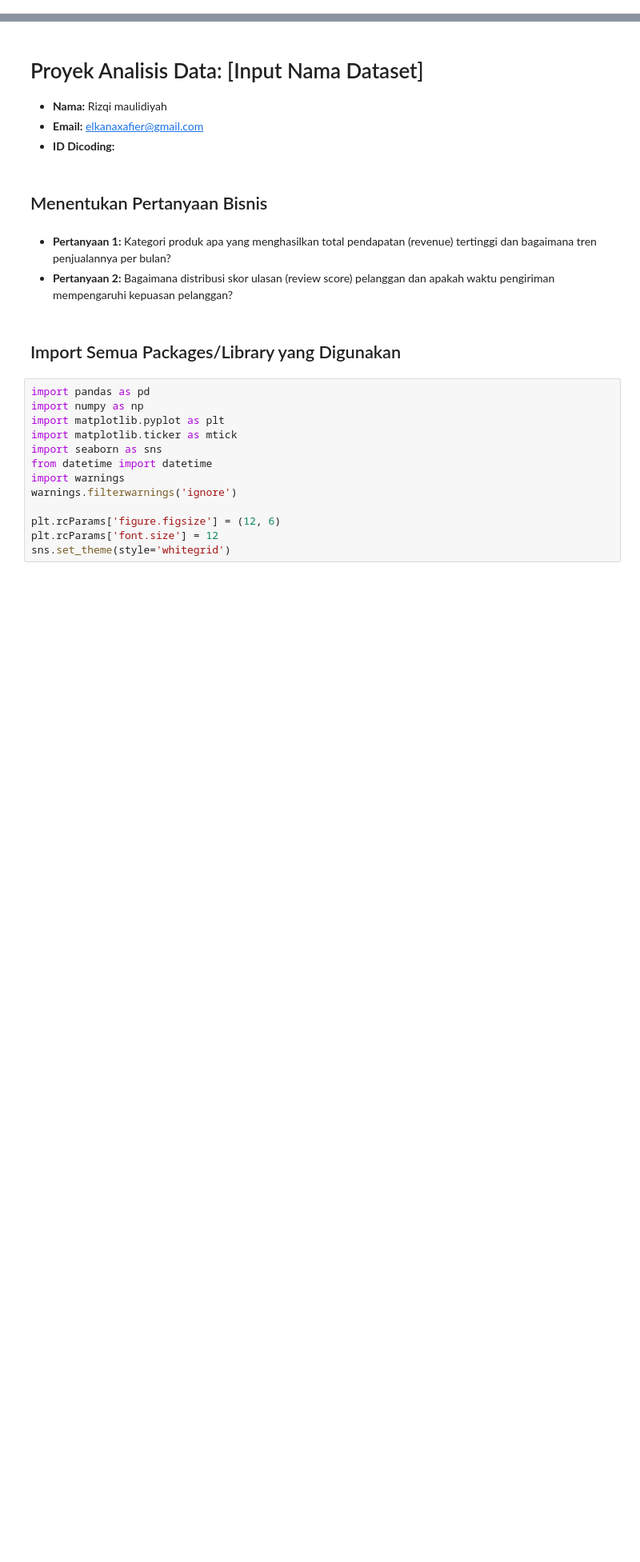
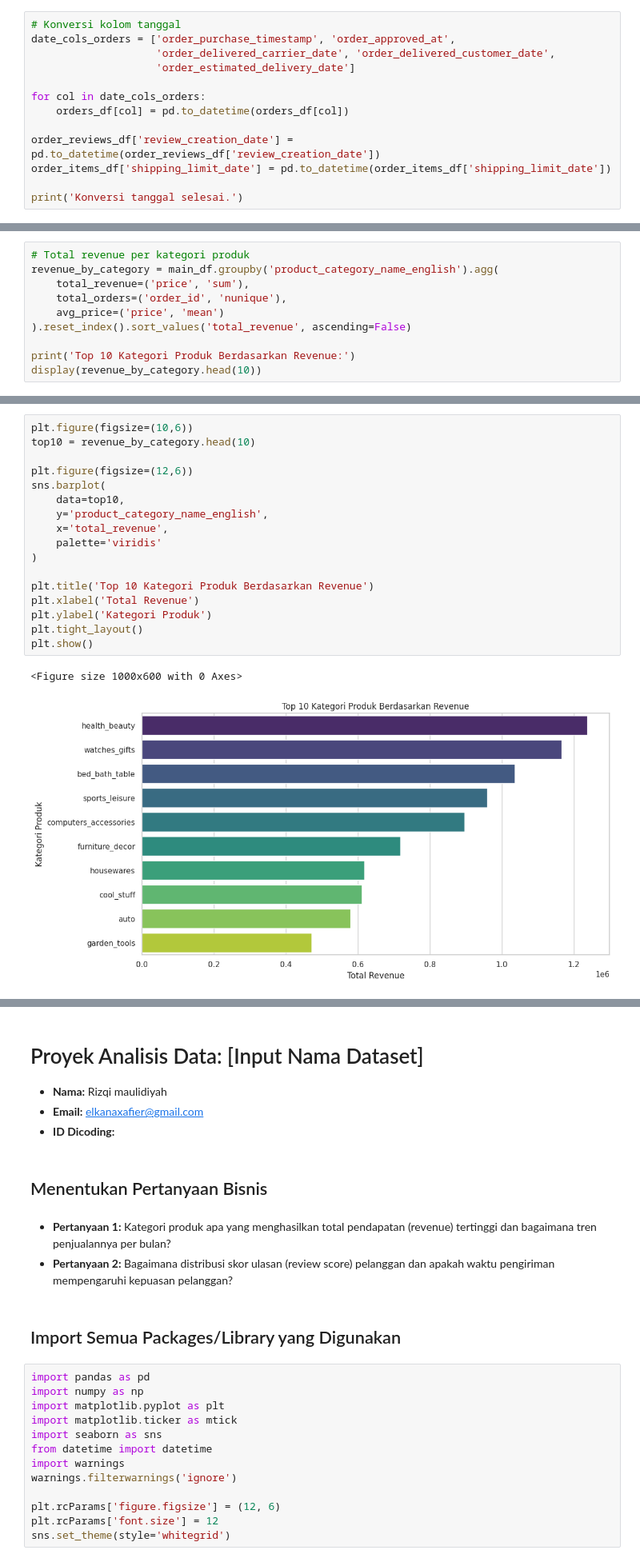
Before and after one commit to xafiertect/E-Commerce-Public, a Jupyter notebook: Proyek_Analisis_Data.ipynb, the cells around one changed output, grey strips where cells are left out. Shown at 80% size. Saved outputs shown, nothing was run; the diff lists cells and outputs as text; blank space fills up the shorter version.

```diff
--- a/Proyek_Analisis_Data.ipynb
+++ b/Proyek_Analisis_Data.ipynb
@@ -0,0 +172,13 @@
+# %%
+# Konversi kolom tanggal
+date_cols_orders = ['order_purchase_timestamp', 'order_approved_at',
+                    'order_delivered_carrier_date', 'order_delivered_customer_date',
+                    'order_estimated_delivery_date']
+
+for col in date_cols_orders:
+    orders_df[col] = pd.to_datetime(orders_df[col])
+
+order_reviews_df['review_creation_date'] = pd.to_datetime(order_reviews_df['review_creation_date'])
+order_items_df['shipping_limit_date'] = pd.to_datetime(order_items_df['shipping_limit_date'])
+
+print('Konversi tanggal selesai.')
@@ -0,0 +260,10 @@
+# %%
+# Total revenue per kategori produk
+revenue_by_category = main_df.groupby('product_category_name_english').agg(
+    total_revenue=('price', 'sum'),
+    total_orders=('order_id', 'nunique'),
+    avg_price=('price', 'mean')
+).reset_index().sort_values('total_revenue', ascending=False)
+
+print('Top 10 Kategori Produk Berdasarkan Revenue:')
+display(revenue_by_category.head(10))
@@ -0,0 +283,20 @@
+# %%
+plt.figure(figsize=(10,6))
+top10 = revenue_by_category.head(10)
+
+plt.figure(figsize=(12,6))
+sns.barplot(
+    data=top10,
+    y='product_category_name_english',
+    x='total_revenue',
+    palette='viridis'
+)
+
+plt.title('Top 10 Kategori Produk Berdasarkan Revenue')
+plt.xlabel('Total Revenue')
+plt.ylabel('Kategori Produk')
+plt.tight_layout()
+plt.show()
+# %% [output]
+<Figure size 1000x600 with 0 Axes>
+[figure, added]
```
Also changed, not shown: parts of 50 cells of this notebook, 2 other files.
